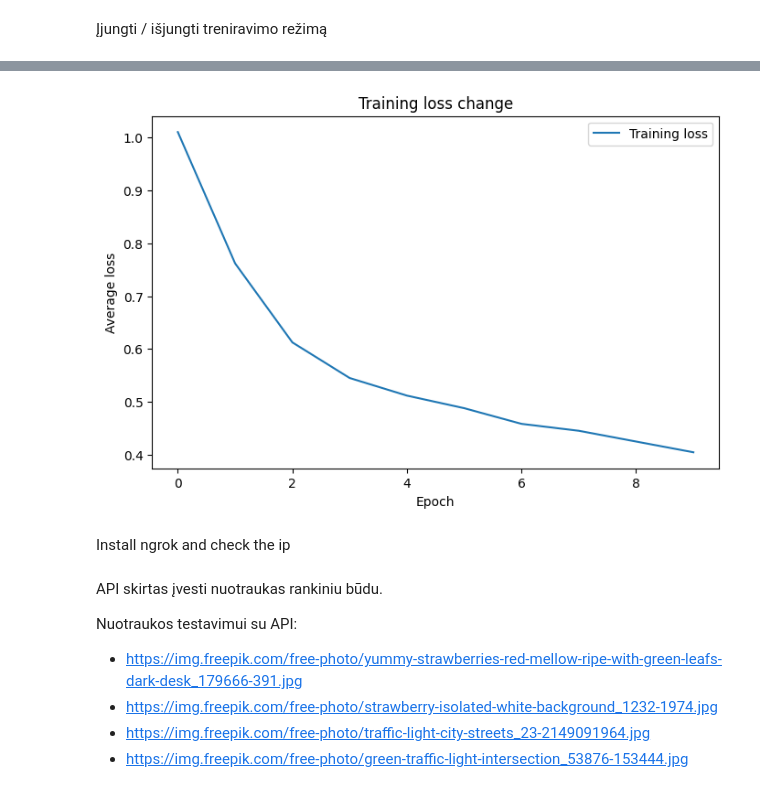
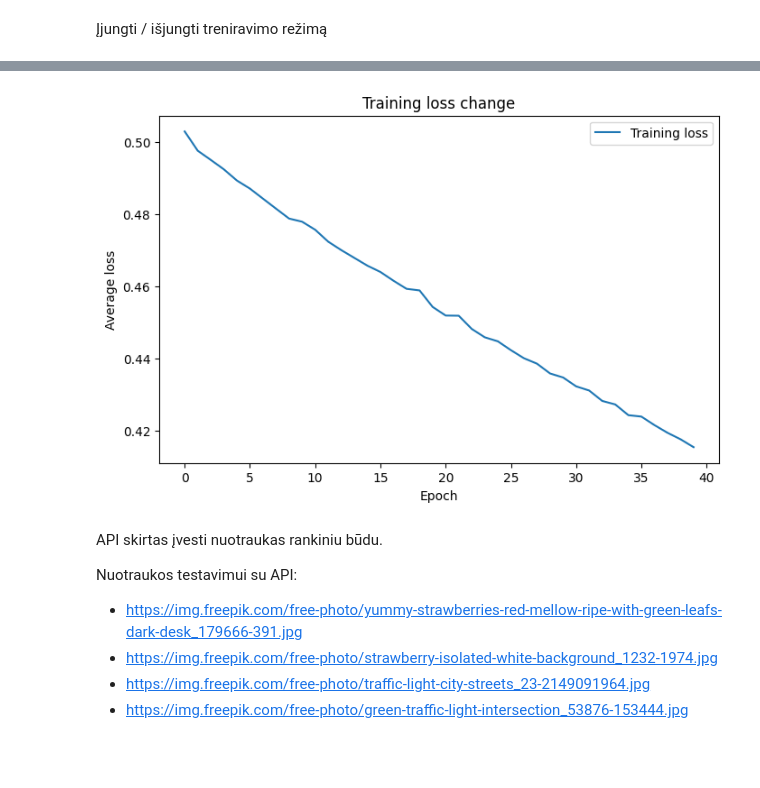
Before and after one commit to HubertasVin/deep-learning-practice, a Jupyter notebook: Lab2.ipynb, the cells around one changed output, grey strips where cells are left out. Saved outputs shown, nothing was run; the diff lists cells and outputs as text; code cells hidden in the pictures; blank space fills up the shorter version.

Commit message:
Cleanup and model loading from Google Drive

```diff
--- a/Lab2.ipynb
+++ b/Lab2.ipynb
@@ -19,6 +19,7 @@ from google.colab import drive
 from flask import Flask, request, jsonify
 from IPython import get_ipython
 from pyngrok import ngrok
+from tabulate import tabulate
 
 from google.colab import drive
 drive.mount('/content/drive')
@@ -26,7 +27,7 @@ drive.mount('/content/drive')
 device = torch.device('cuda:0' if torch.cuda.is_available() else 'cpu')
 print("Using device:", device)
 
-DATA_DIR = '/content/drive/MyDrive/colab_content/OpenImages'
+DATA_DIR = '/content/drive/MyDrive/colab_content'
 TRAIN_MODE = True
 # %% [output]
 Requirement already satisfied: pyngrok in /usr/local/lib/python3.11/dist-packages (7.2.3)
@@ -36,8 +37,6 @@ Using device: cuda:0
 # %% [markdown]
 Duomenų įkėlimas ir paruošimas
 # %%
-# Naudojame image_dataset_from_directory funkciją, kuri automatiškai padalina duomenis
-# į mokymo (training) ir validacijos (validation) aibes pagal nurodytą validacijos split
 transforms_train = transforms.Compose([
     transforms.RandomRotation(15),
     transforms.Resize((128, 128)),
@@ -57,7 +56,6 @@ class CustomDataset(Dataset):
         self.root_dir = root_dir
         self.transform = transform
 
-        # Only consider directories within root_dir
         self.classes = sorted([d for d in os.listdir(root_dir) if os.path.isdir(os.path.join(root_dir, d))])
         self.class_to_idx = {cls_name: idx for idx, cls_name in enumerate(self.classes)}
         print("Found classes:", self.classes)
@@ -65,7 +63,6 @@ class CustomDataset(Dataset):
         self.image_paths = []
         self.labels = []
 
-        # Loop through each class folder and look for an 'images' subdirectory
         for cls in self.classes:
             cls_images_dir = os.path.join(root_dir, cls, "images")
             if os.path.isdir(cls_images_dir):
@@ -92,7 +89,7 @@ class CustomDataset(Dataset):
         label = self.labels[idx]
         return image, label
 
-dataset = CustomDataset(DATA_DIR, transform=transforms_train)
+dataset = CustomDataset(DATA_DIR + "/OpenImages", transform=transforms_train)
 print("Total image count:", len(dataset))
 
 # Padaliname duomenų rinkinį į mokymo (80%) ir testavimo (20%) aibes
@@ -102,10 +99,8 @@ dataset_train, dataset_test = random_split(dataset, [train_size, test_size])
 print("Train size: ", train_size);
 print("Test size: ", test_size);
 
-# Ta testavimo aibė naudosime kitą transformaciją (be duomenų augmentacijos)
 dataset_test.dataset.transform = transforms_test
 
-# Sukuriame DataLoader'us
 batch_size = 16
 loader_train = DataLoader(dataset_train, batch_size=batch_size, shuffle=True, num_workers=2)
 loader_test = DataLoader(dataset_test, batch_size=batch_size, shuffle=False, num_workers=2)
@@ -193,16 +187,16 @@ def train_model(num_epochs=10, lr=1e-3):
         train_losses.append(loss)
         preds, labels = evaluate(model, loader_test)
         acc = accuracy_score(labels, preds)
-        print(f"Epoch {epoch+1}/{num_epochs} - Loss: {loss:.4f} - Test Accuracy: {acc:.4f}")
-    # Save the model after training
-    torch.save(model.state_dict(), "custom_model.pth")
+        print(f"Epoch {epoch + 1} / {num_epochs} - Loss: {loss:.4f} - Test Accuracy: {acc:.4f}")
+    # Išsaugoti modelį po treniravimo
+    torch.save(model.state_dict(), DATA_DIR + "/custom_model.pth")
     return train_losses
 # %% [markdown]
 Įjungti / išjungti treniravimo režimą
 # %%
 if TRAIN_MODE:
     print("Training new model...")
-    train_losses = train_model(num_epochs=10, lr=1e-5)
+    train_losses = train_model(num_epochs=40, lr=1e-6)
     # Plot training loss history
     plt.figure(figsize=(8,5))
     plt.plot(train_losses, label='Training loss')
@@ -213,7 +207,7 @@ if TRAIN_MODE:
     plt.show()
 else:
     print("Loading existing model...")
-    model.load_state_dict(torch.load("custom_model.pth", map_location=device))
+    model.load_state_dict(torch.load(DATA_DIR + "/custom_model.pth", map_location=device))
     model.eval()
 # %% [output]
 Training new model...
@@ -230,3 +230 @@ Epoch 10/10 - Loss: 0.4048 - Test Accuracy: 0.7559
-[figure, old version]
+[figure, new version]
-# %% [markdown]
-Install ngrok and check the ip
```
Also changed, not shown: parts of 6 cells of this notebook.
